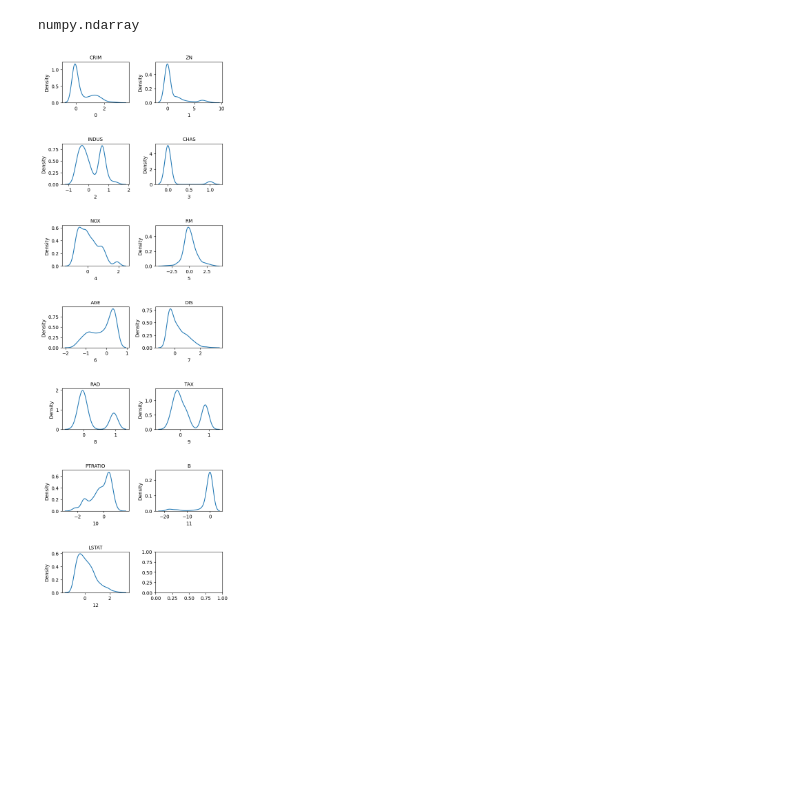
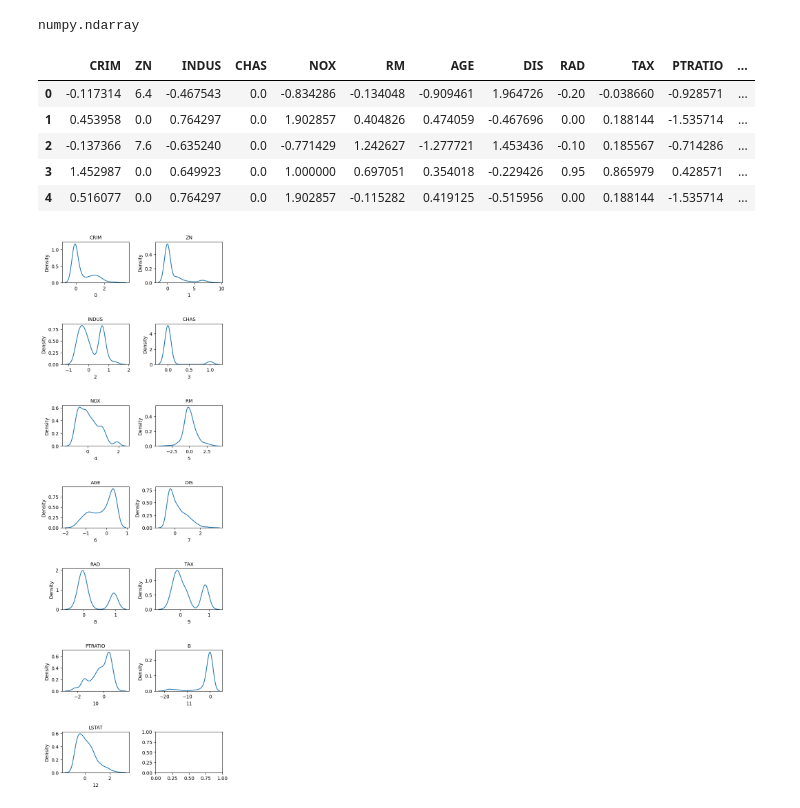
Before and after one commit to jhkang0516/Mogakso, a Jupyter notebook: 최종_집값_예측_데이콘.ipynb, the cells around one changed output. Saved outputs shown, nothing was run; the diff lists cells and outputs as text; code cells hidden in the pictures; blank space fills up the shorter version.

```diff
--- a/최종_집값_예측_데이콘.ipynb
+++ b/최종_집값_예측_데이콘.ipynb
@@ -161,10 +161,30 @@ scaler = RobustScaler()
 
 scaler.fit(data)
 data = scaler.transform(data)
+# %%
+X['CRIM'] = np.log1p(X['CRIM'])
+# %%
+scaler = RobustScaler()
+scaler.fit(X)
+X = scaler.transform(X)
 # %%
 type(data)
 # %% [output]
 numpy.ndarray
+# %%
+X = pd.DataFrame(X)
+# %%
+X.columns=['CRIM', 'ZN', 'INDUS', 'CHAS', 'NOX', 'RM', 'AGE', 'DIS', 'RAD', 'TAX',
+       'PTRATIO', 'B', 'LSTAT']
+# %%
+X.head()
+# %% [output]
+|  | CRIM | ZN | INDUS | CHAS | NOX | RM | AGE | DIS | RAD | TAX | PTRATIO | ... |
+| 0 | -0.117314 | 6.4 | -0.467543 | 0.0 | -0.834286 | -0.134048 | -0.909461 | 1.964726 | -0.20 | -0.038660 | -0.928571 | ... |
+| 1 | 0.453958 | 0.0 | 0.764297 | 0.0 | 1.902857 | 0.404826 | 0.474059 | -0.467696 | 0.00 | 0.188144 | -1.535714 | ... |
+| 2 | -0.137366 | 7.6 | -0.635240 | 0.0 | -0.771429 | 1.242627 | -1.277721 | 1.453436 | -0.10 | 0.185567 | -0.714286 | ... |
+| 3 | 1.452987 | 0.0 | 0.649923 | 0.0 | 1.000000 | 0.697051 | 0.354018 | -0.229426 | 0.95 | 0.865979 | 0.428571 | ... |
+| 4 | 0.516077 | 0.0 | 0.764297 | 0.0 | 1.902857 | -0.115282 | 0.419125 | -0.515956 | 0.00 | 0.188144 | -1.535714 | ... |
 # %%
 data = pd.DataFrame(data)
 # %%
```
Also changed, not shown: parts of 8 cells of this notebook.
